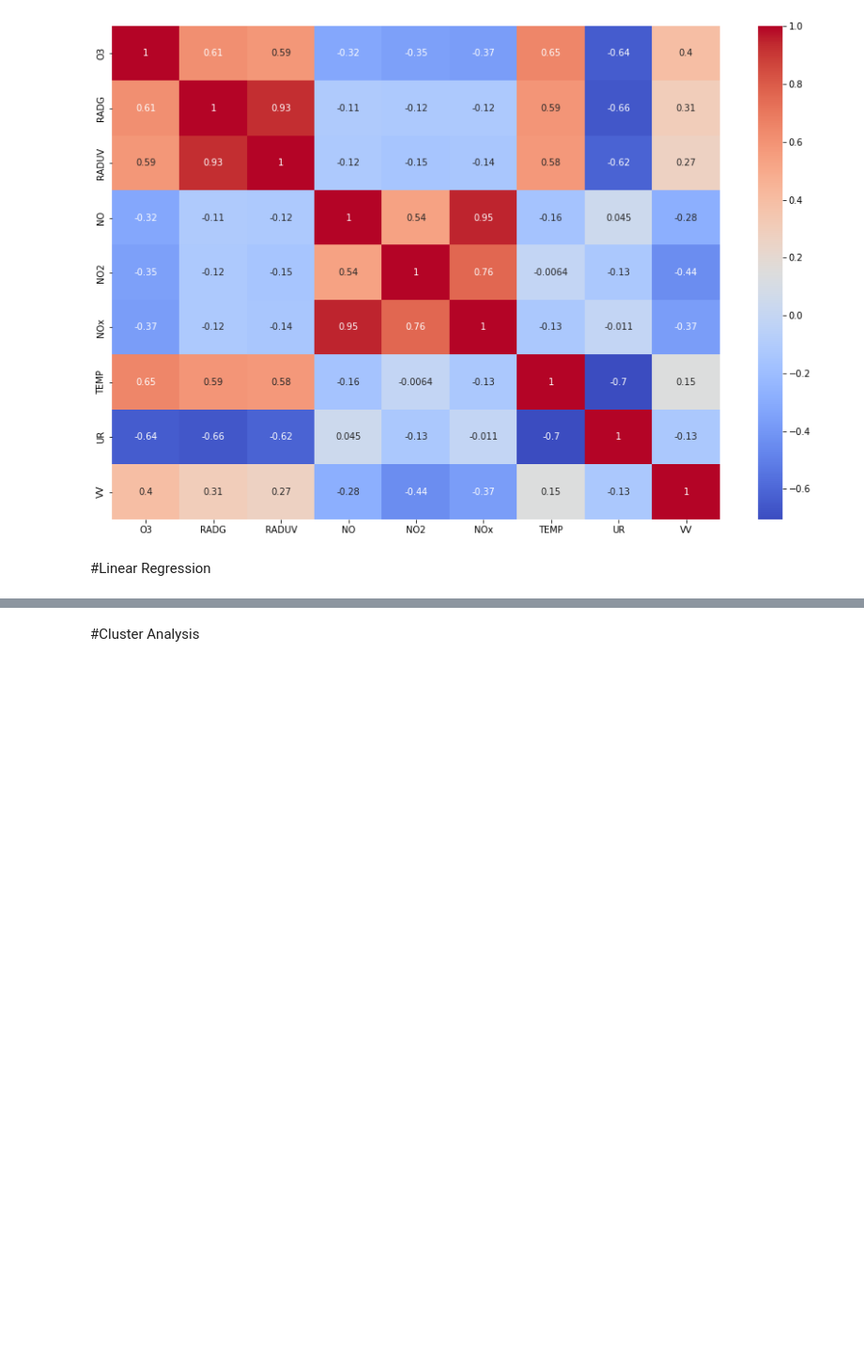
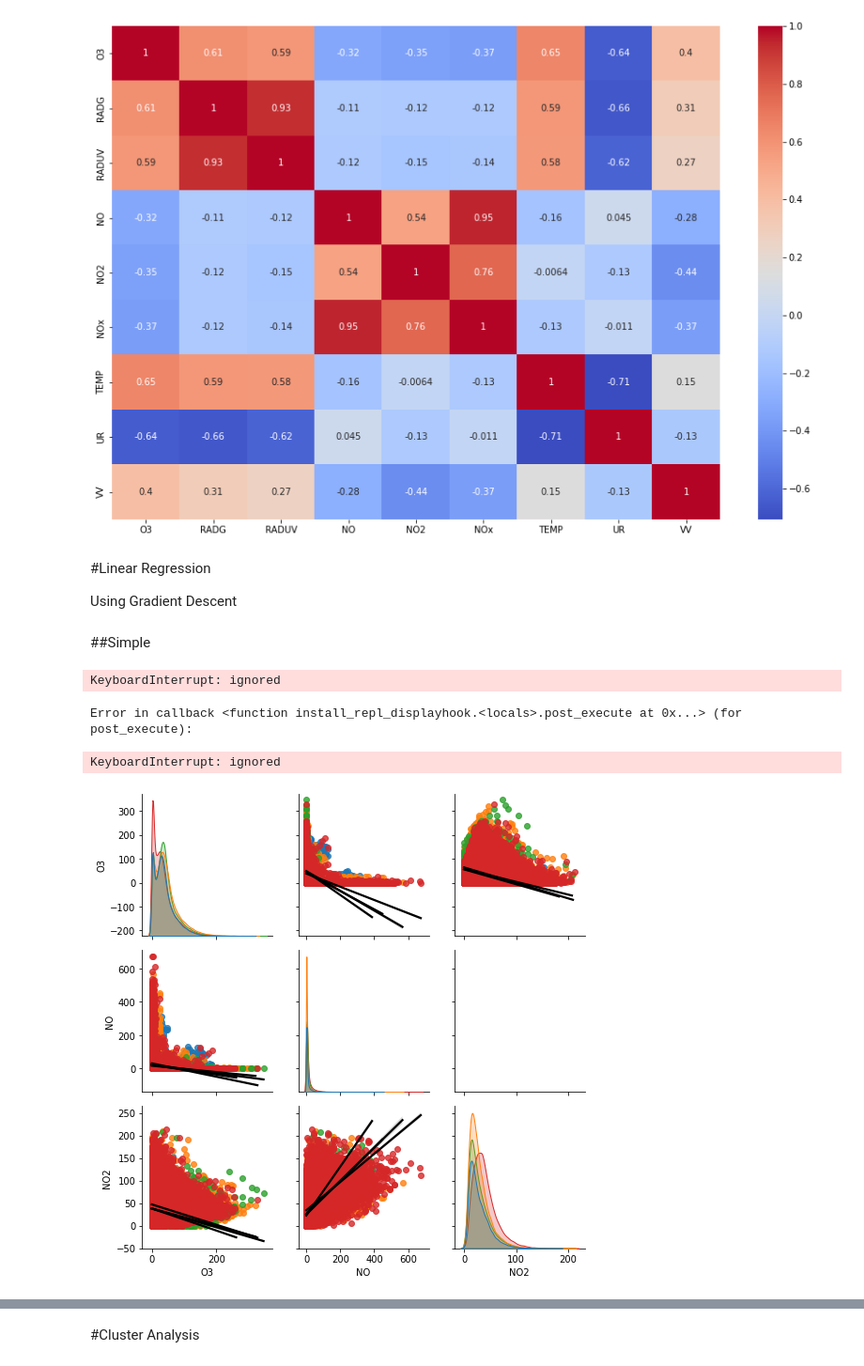
Before and after one commit to antoniogss/air_quality, a Jupyter notebook: graphs.ipynb, the cells around one changed output, grey strips where cells are left out. Shown at 94% size. Saved outputs shown, nothing was run; the diff lists cells and outputs as text; code cells hidden in the pictures; blank space fills up the shorter version.

```diff
--- a/graphs.ipynb
+++ b/graphs.ipynb
@@ -33,7 +34,9 @@ gc.output.clear()
 # %% [markdown]
 #Load the csv file into a DF
 # %%
+#@title
 df = pd.read_csv('df.csv')
 df.drop('Unnamed: 0', axis=1,inplace=True)
+df.replace([np.inf, -np.inf], np.nan, inplace=True)
 # df.head()
 # %% [markdown]
@@ -78,0 +113,7 @@ Name: estacao, dtype: int64
+# %%
+df.dropna(subset = ['O3', 'NO', 'NO2'],
+          how = 'all',
+          inplace = True
+          )
+
+df.shape
@@ -1268,3 +1364,24 @@ sns.heatmap(df.corr(),
 [figure]
 # %% [markdown]
 #Linear Regression
+
+Using Gradient Descent
+# %% [markdown]
+##Simple
+# %%
+#@title
+cols = ['O3', 'NO', 'NO2', 'estacao']
+
+sns.pairplot(
+              df[cols],
+              diag_kind = 'kde',
+              kind = 'reg',
+              hue = 'estacao',
+              plot_kws = {'ci': None,
+                          'line_kws':{'color':'black'}}
+            );
+# %% [output]
+KeyboardInterrupt: ignored
+Error in callback <function install_repl_displayhook.<locals>.post_execute at 0x...> (for post_execute):
+KeyboardInterrupt: ignored
+[figure, added]
```
Also changed, not shown: parts of 65 cells of this notebook.
